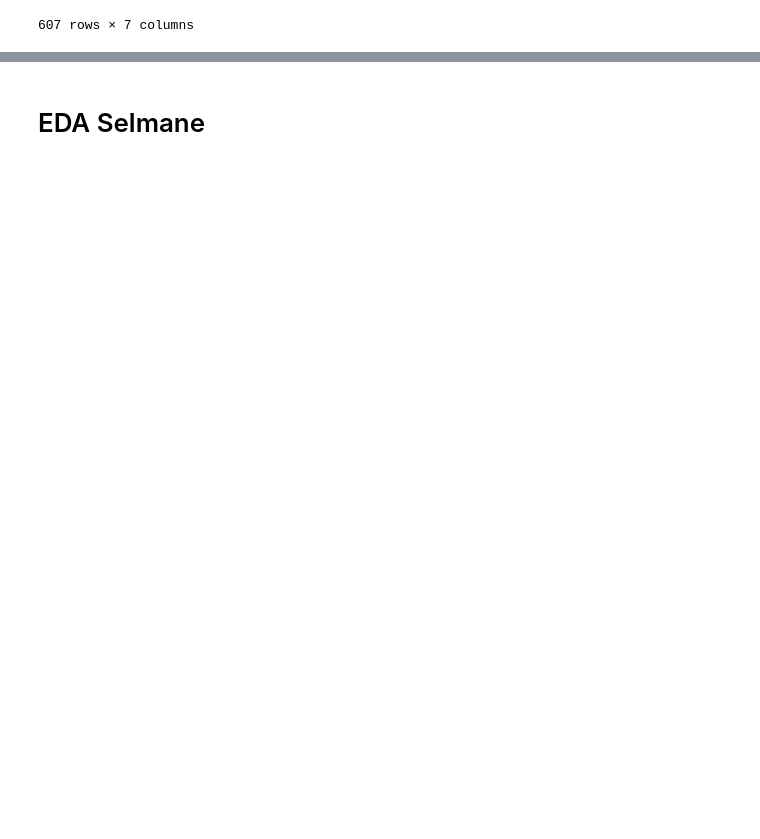
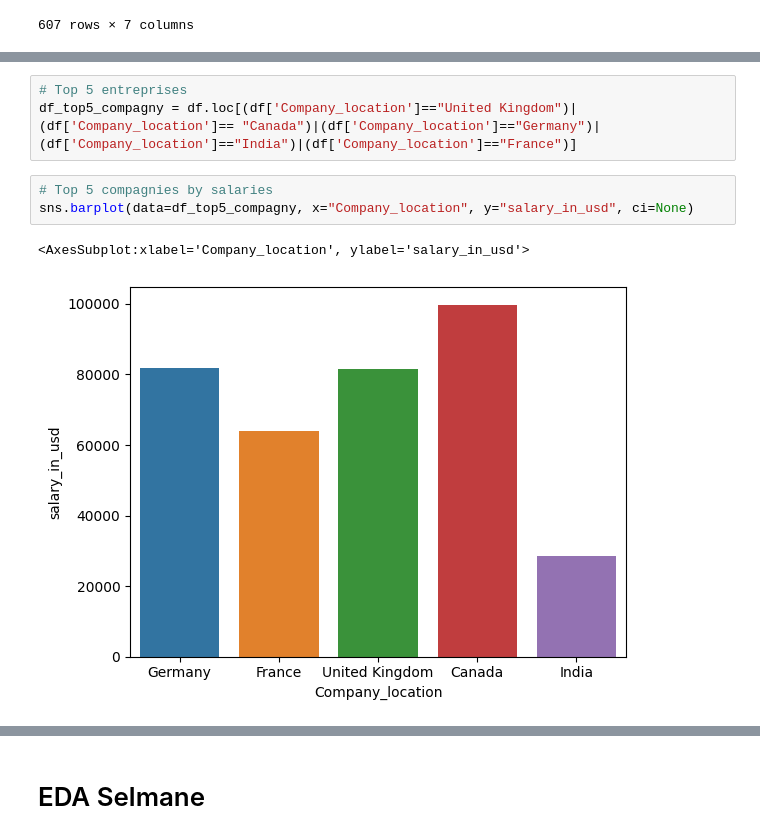
Before and after one commit to TristanLeMoyec/Salaires_EDA, a Jupyter notebook: EDA_salary.ipynb, the cells around one changed output, grey strips where cells are left out. Drawn from its saved outputs; the diff is of its cells as text; blank space fills up the shorter version.

```diff
--- a/EDA_salary.ipynb
+++ b/EDA_salary.ipynb
@@ -113,0 +203,9 @@ df_categories
+# %%
+# Top 5 entreprises
+df_top5_compagny = df.loc[(df['Company_location']=="United Kingdom")|(df['Company_location']== "Canada")|(df['Company_location']=="Germany")|(df['Company_location']=="India")|(df['Company_location']=="France")]
+# %%
+# Top 5 compagnies by salaries
+sns.barplot(data=df_top5_compagny, x="Company_location", y="salary_in_usd", ci=None)
+# %% [output]
+<AxesSubplot:xlabel='Company_location', ylabel='salary_in_usd'>
+[figure, added]
```
Also changed, not shown: parts of 19 cells of this notebook.
